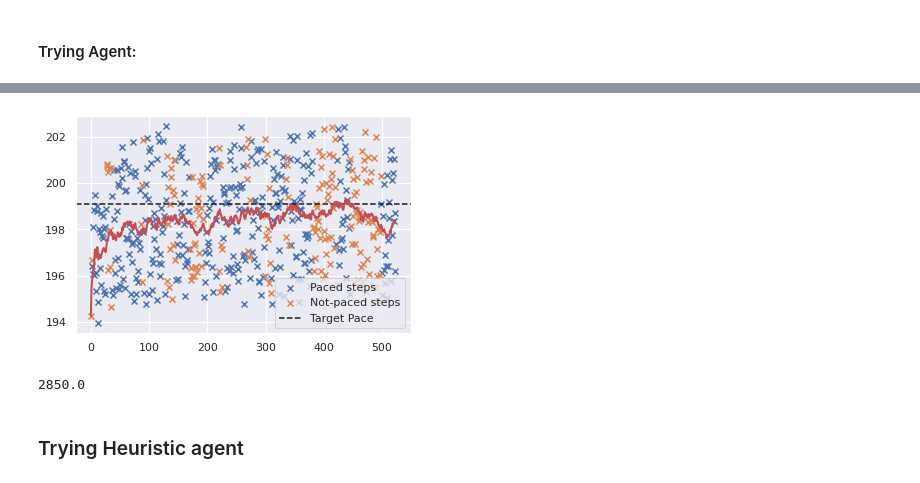
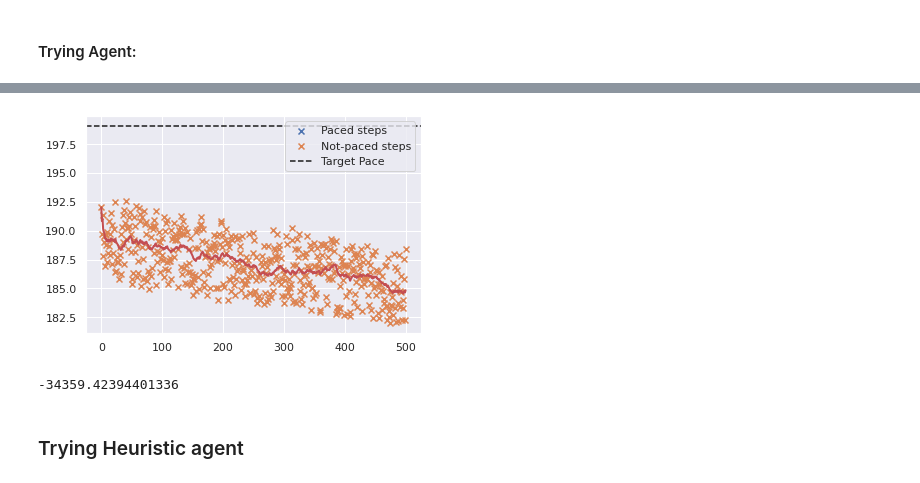
Before and after one commit to jemolano1498/OPPOSD_algorithm, a Jupyter notebook: data_analysis/REINFORCE_running.ipynb, the cells around one changed output, grey strips where cells are left out. Saved outputs shown, nothing was run; the diff lists cells and outputs as text; code cells hidden in the pictures.

```diff
--- a/data_analysis/REINFORCE_running.ipynb
+++ b/data_analysis/REINFORCE_running.ipynb
@@ -99 +136,34 @@ select_action(network, state)
+# %%
+def get_agent_score(network):
+    env.reset()
+    env.step(0)
+    scores = []
+
+    for _ in range(50):
+        env.reset()
+        state = env.step(0)[0]
+        score = 0
+        time_step = 0
+        while env.steps < FRAMES:
+            if network.name == "LSTM1":
+                state = torch.from_numpy(state)
+                state = state.type('torch.FloatTensor')
+                hidden = network.init_hidden(1)
+                output=network(state.unsqueeze(0), hidden)
+                action=(output.argmax()).item()
+            else:
+                action, _ = select_action(network, state)
+            new_state, reward, done = env.step(action)
+            score += reward
+            state = new_state
+            if action > 0:
+                time_step = time_step + env.times[action]
+            else:
+                time_step = time_step + 1
+        scores.append(score)
+    return np.array(scores).mean()
+# %%
+# track scores
+scores_NN = []
+avg_scores_NN = []
 # %%
@@ -198,7 +421,7 @@ for _ in tqdm(range(50)):
     time_step = 0
     while env.steps < FRAMES:
         # env.render()
-        action, lp = select_action(network, state)
+        action, lp = select_action(network_LSTM, state)
         new_state, reward, done = env.step(action)
         score += reward
         state = new_state
@@ -214,36 +437,44 @@ np.array(try_scores).mean()
 # %%
 env.reset()
 state = env.step(0)[0]
 
 while env.steps < FRAMES:
-    action, _ = select_action(network, state)
+    # action, _ = select_action(network, state)
+
+    #
+    state = torch.from_numpy(state)
+    state = state.type('torch.FloatTensor')
+    hidden = policy.init_hidden(1)
+    output=policy(state.unsqueeze(0), hidden)
+    action=(output.argmax()).item()
+    #
     new_state, reward, done = env.step(action)
     # if reward < 0:
     #     print(action, state, new_state, reward)
     # if action == 0:
     #     # print(action, (state+1)*pref_pace, (new_state+1)*pref_pace, reward)
     #     print(action, state, new_state, reward)
     state = new_state
 
 x = np.linspace(0, len(env.env_pacing), len(env.env_pacing))
 plt.scatter(x[np.array(env.env_pacing)==1], np.array(env.pace)[np.array(env.env_pacing)==1], marker="x", label='Paced steps')
 plt.scatter(x[np.array(env.env_pacing)==0], np.array(env.pace)[np.array(env.env_pacing)==0], marker="x", label='Not-paced steps')
 
 
 # plt.scatter(x[np.array(env_pacing)==1], np.array(pace)[np.array(env_pacing)==1], marker="x", label='Paced steps')
 # plt.scatter(x[np.array(env_pacing)==0], np.array(pace)[np.array(env_pacing)==0], marker="x", label='Not-paced steps')
 
 # plt.scatter(x[np.array(pacing)==1], np.array(pacing)[np.array(pacing)==1]*181, color='r', marker="x")
 plt.axhline(y=target_pace, color='k', linestyle='--', label='Target Pace')
 
 plt.plot(x, env.state_traj, 'r-', linewidth=2)
 plt.legend()
 plt.show()
 
 print(np.sum(env.rewards))
 # %% [output]
-[figure, old version]
+[figure, new version]
-2850.0
+-34359.42394401336
 # %% [markdown]
 ### Trying Heuristic agent
 # %%
```
Also changed, not shown: parts of 16 cells of this notebook, 3 other files.
